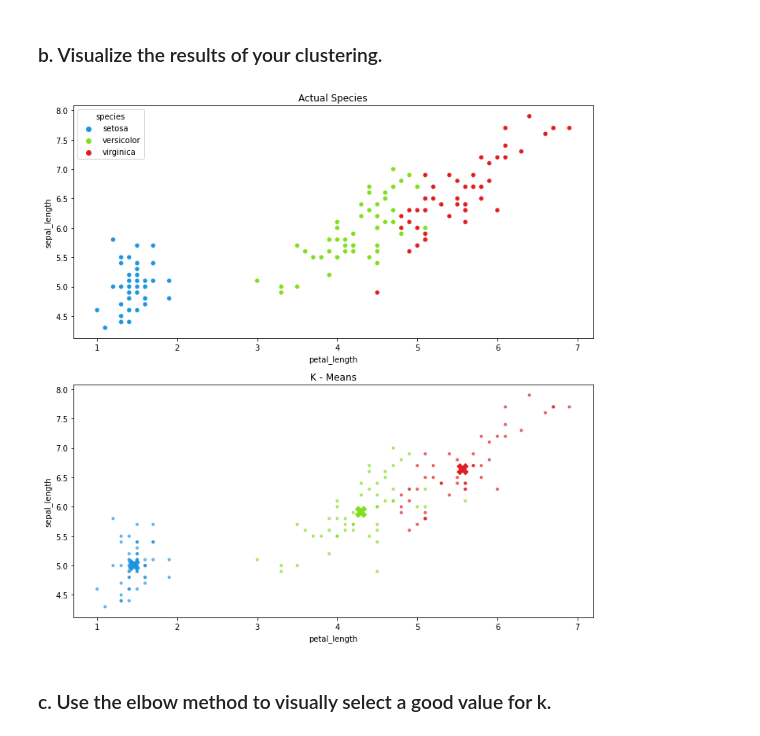
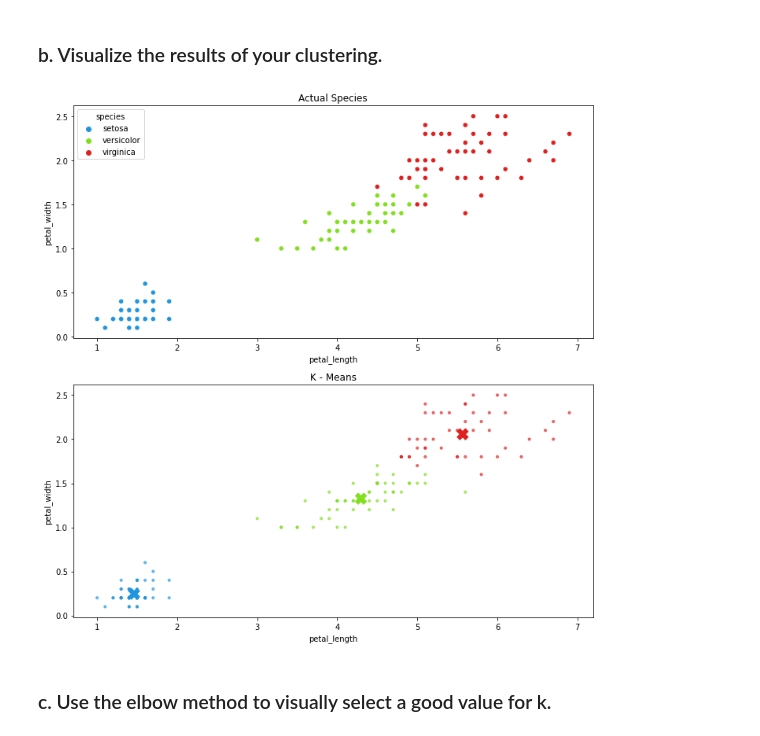
Before and after one commit to brianclements03/clustering, a Jupyter notebook: modeling.ipynb, the cells around one changed output. Drawn from its saved outputs; the diff is of its cells as text; code cells hidden in the pictures.

```diff
--- a/modeling.ipynb
+++ b/modeling.ipynb
@@ -101,8 +101,8 @@ iris['cluster'] = kmeans.predict(X_scaled)
 X_scaled['cluster'] = kmeans.predict(X_scaled)
 # %%
 # Visualize the scatter plot for Actual vs predicted (K-Means)
-viz_kmeans.viz_iris(iris, kmeans)
+viz_kmeans.viz_iris2(iris, kmeans)
 # %% [output]
-[figure, old version]
+[figure, new version]
 # %% [markdown]
 ### c. Use the elbow method to visually select a good value for k.
```
Also changed, not shown: parts of 20 cells of this notebook, 1 other file.
